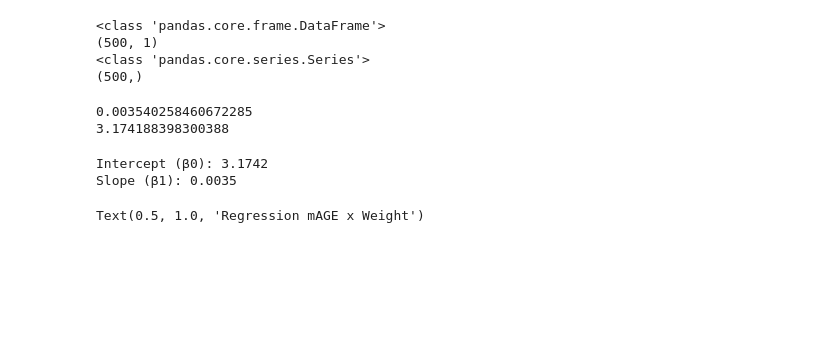
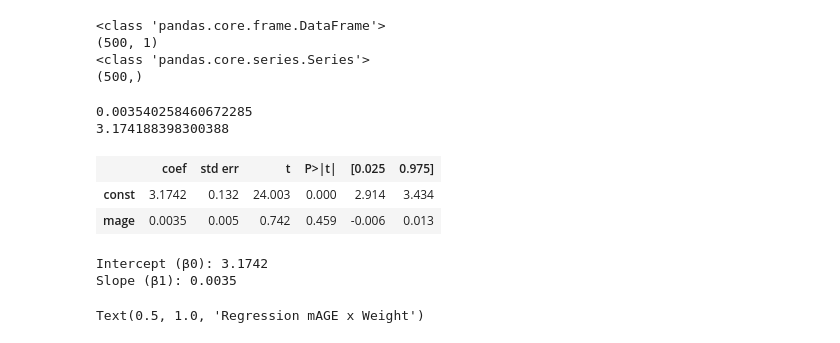
Before and after one commit to hoyedustin/harvard_chan, a Jupyter notebook: bst_220/hw_0.ipynb, the cells around one changed output. Cells and saved outputs as stored; diff of their text form; code cells hidden in the pictures; blank space fills up the shorter version.

```diff
--- a/bst_220/hw_0.ipynb
+++ b/bst_220/hw_0.ipynb
@@ -40,17 +47,28 @@ print(y.shape)
 # %%
 #now we fit our model
 
 model = LinearRegression ()
 model.fit (X, y)
 
+#The scikit learn LinearRegression model doesn't work with finding a summary table.
+# I am going to fit the model to statsmodel in order to pull
+
+X_sm = sm.add_constant(X)  # adds the intercept column w/the 1 values which is needed to calculate the y-intercpet correctly which impacts the slope
+model_sm = sm.OLS(y, X_sm).fit()
+
 y_intercept = model.intercept_
 slope = model.coef_[0]
 
 print(slope)
 print (y_intercept)
+
+model_sm.summary().tables[1]
 # %% [output]
 0.003540258460672285
 3.174188398300388
+|  | coef | std err | t | P>|t| | [0.025 | 0.975] |
+| const | 3.1742 | 0.132 | 24.003 | 0.000 | 2.914 | 3.434 |
+| mage | 0.0035 | 0.005 | 0.742 | 0.459 | -0.006 | 0.013 |
 # %%
 #predicting
 
```
Also changed, not shown: parts of 2 cells of this notebook, 1 other file.
